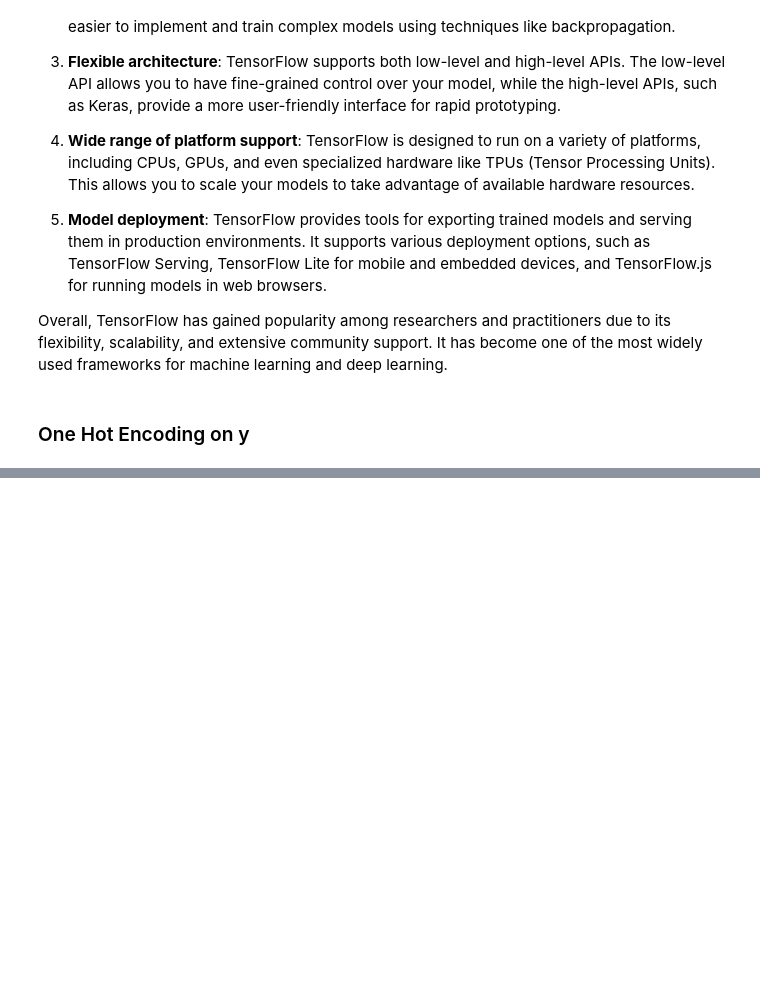
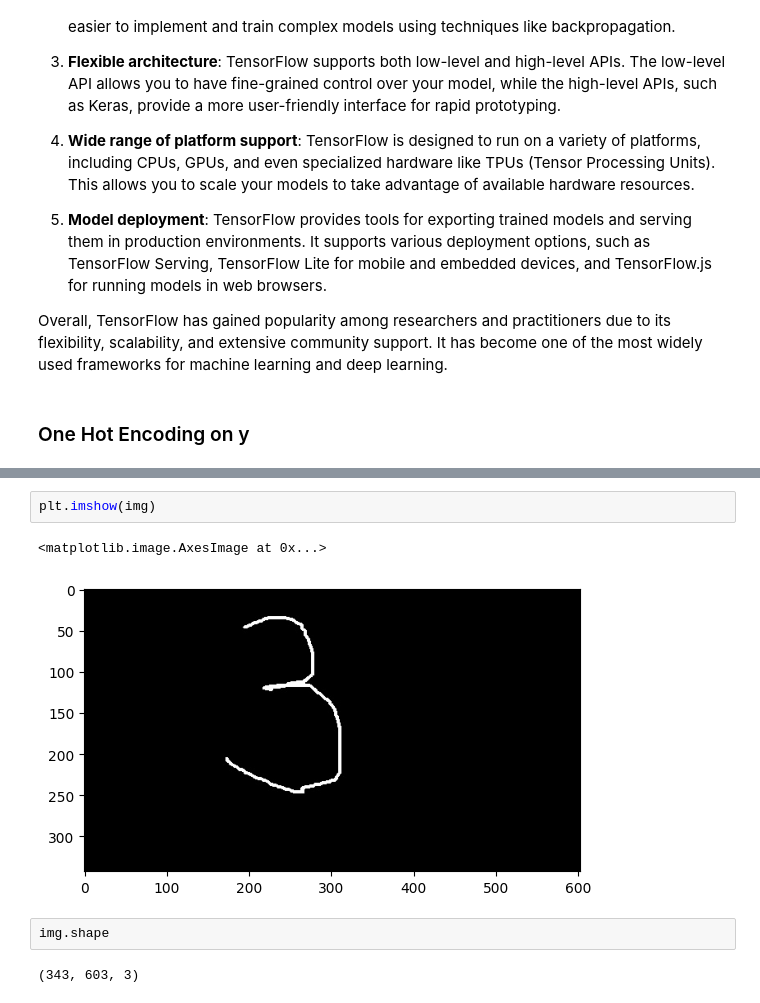
Before and after one commit to devkegovind/FSDS1, a Jupyter notebook: DeepLearning/Digit Recognition/dp.ipynb, the cells around one changed output, grey strips where cells are left out. Saved outputs shown, nothing was run; the diff lists cells and outputs as text; blank space fills up the shorter version.

```diff
--- a/DeepLearning/Digit Recognition/dp.ipynb
+++ b/DeepLearning/Digit Recognition/dp.ipynb
@@ -118,0 +230,9 @@ Overall, TensorFlow has gained popularity among researchers and practitioners du
+# %%
+plt.imshow(img)
+# %% [output]
+<matplotlib.image.AxesImage at 0x...>
+[figure, added]
+# %%
+img.shape
+# %% [output]
+(343, 603, 3)
```
Also changed, not shown: parts of 31 cells of this notebook, 2 other files.
